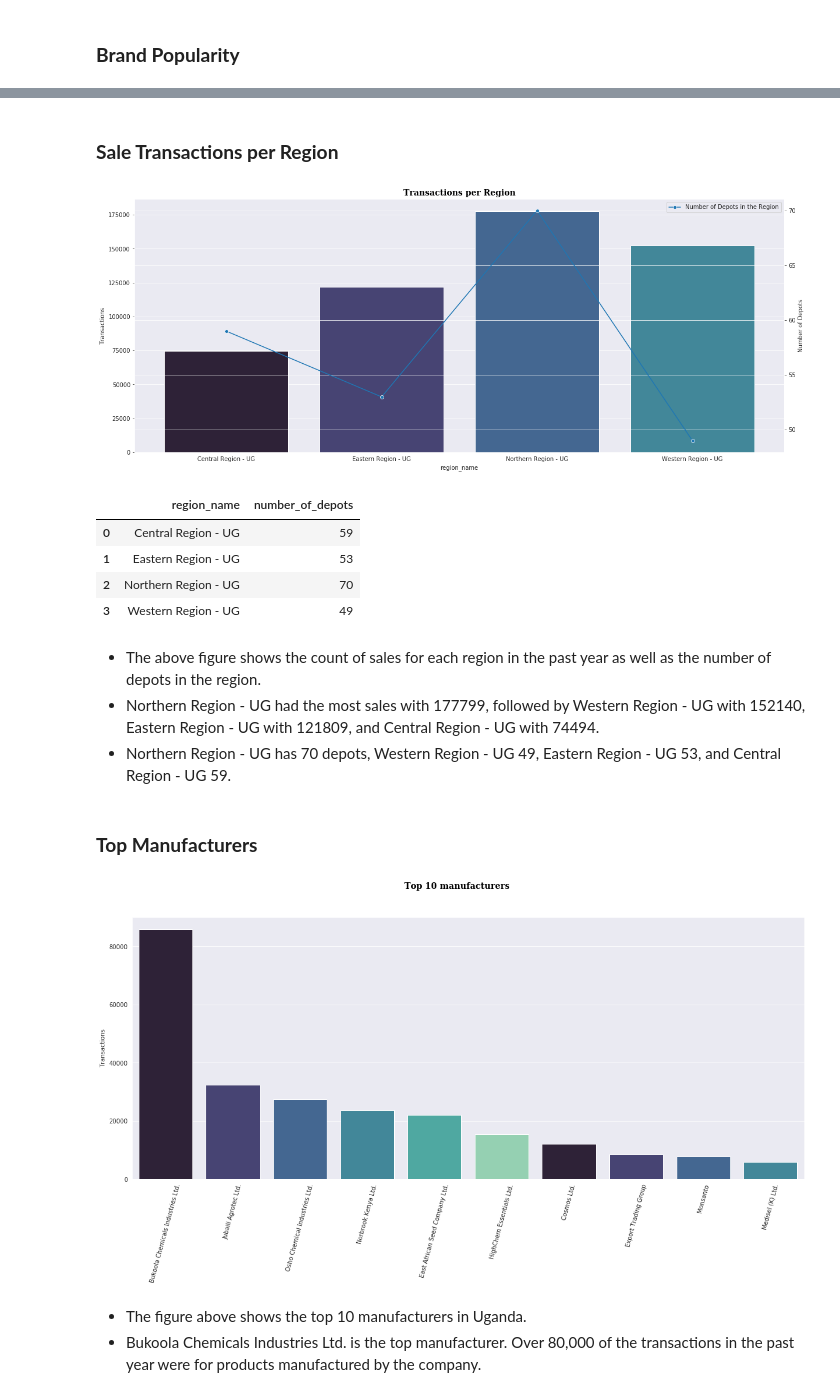
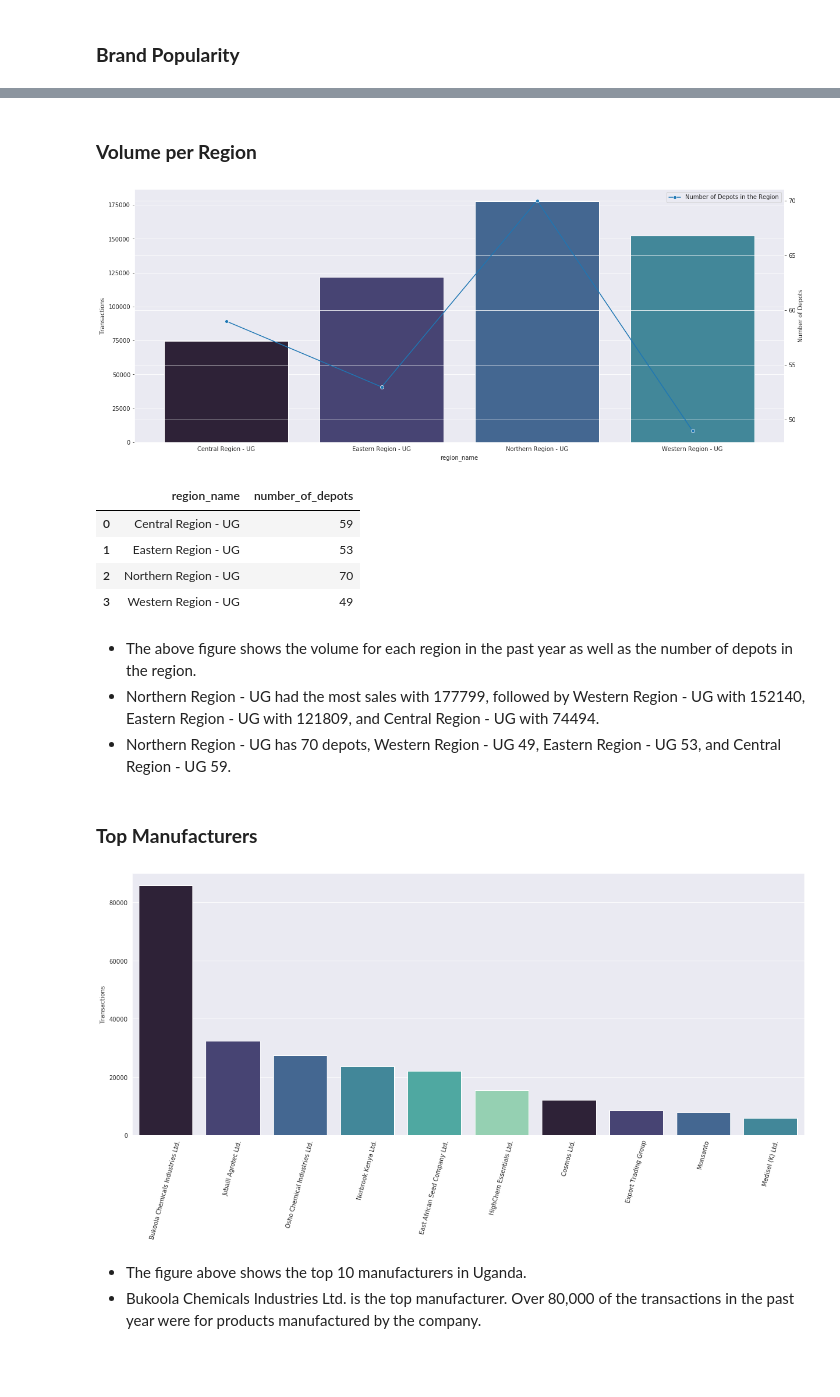
Before and after one commit to natbernard/Sale-Transactions-Analysis, a Jupyter notebook: uganda_transaction_analysis.ipynb, the cells around one changed output, grey strips where cells are left out. Cells and saved outputs as stored; diff of their text form; code cells hidden in the pictures; blank space fills up the shorter version.

```diff
--- a/uganda_transaction_analysis.ipynb
+++ b/uganda_transaction_analysis.ipynb
@@ -108,6 +109,6 @@ display(brand_df)
 - You can access the data in the 'brand_popularity_per_county' excel file within the repository.
 # %% [markdown]
-### **Sale Transactions per Region**
+### **Volume per Region**
 # %%
 # sale transactions per region
 depot_df = df.groupby('region_name')['depot_id'].nunique().to_frame().reset_index()
@@ -120,7 +121,7 @@ ax2 = ax1.twinx()
 # Plotting on the ax object
 ax1 = sns.countplot(x = df['region_name'], palette= palette, ax=ax1, order = ['Central Region - UG', 'Eastern Region - UG', 'Northern Region - UG', 'Western Region - UG'])
 ax2 = sns.lineplot(x='region_name', y='number_of_depots', data=depot_df, ax=ax2, sort=False, marker = 'o', label = 'Number of Depots in the Region')
-plt.title('Transactions per Region', fontweight='bold', fontsize=14, color='black', fontfamily='serif')
+# plt.title('Volume per Region', fontweight='bold', fontsize=14, color='black', fontfamily='serif')
 ax1.set_ylabel('Transactions')
 ax2.set_ylabel('Number of Depots')
 plt.gcf().set_size_inches(20,8)
@@ -129,14 +130,14 @@ plt.show()
 
 display(depot_df)
 # %% [output]
-[figure, old version]
+[figure, new version]
 |  | region_name | number_of_depots |
 | 0 | Central Region - UG | 59 |
 | 1 | Eastern Region - UG | 53 |
 | 2 | Northern Region - UG | 70 |
 | 3 | Western Region - UG | 49 |
 # %% [markdown]
-- The above figure shows the count of sales for each region in the past year as well as the number of depots in the region.
+- The above figure shows the volume for each region in the past year as well as the number of depots in the region.
 - Northern Region - UG had the most sales with 177799, followed by Western Region - UG with 152140, Eastern Region - UG with 121809, and Central Region - UG with 74494.
 - Northern Region - UG has 70 depots, Western Region - UG 49, Eastern Region - UG 53, and Central Region - UG 59.
 # %% [markdown]
@@ -144,14 +145,14 @@ display(depot_df)
 # %%
 # checking the top manufacturers
 manuf = df['manufacturer_name'].value_counts()[:10].to_frame()
-sns.barplot(x = manuf.index, y = manuf['manufacturer_name'], palette= palette)
-plt.suptitle('Top 10 manufacturers', fontweight='bold', fontsize=14, color='black', fontfamily='serif')
+ax = sns.barplot(x = manuf.index, y = manuf['manufacturer_name'], palette=palette)
+# plt.suptitle('Top 10 manufacturers', fontweight='bold', fontsize=14, color='black', fontfamily='serif')
 plt.ylabel('Transactions')
-plt.xticks(rotation = 75)
+plt.xticks(rotation=75)
 plt.gcf().set_size_inches(20,8)
 plt.show()
 # %% [output]
-[figure, old version]
+[figure, new version]
 # %% [markdown]
 - The figure above shows the top 10 manufacturers in Uganda.
 - Bukoola Chemicals Industries Ltd. is the top manufacturer. Over 80,000 of the transactions in the past year were for products manufactured by the company.
```
Also changed, not shown: parts of 13 cells of this notebook.
